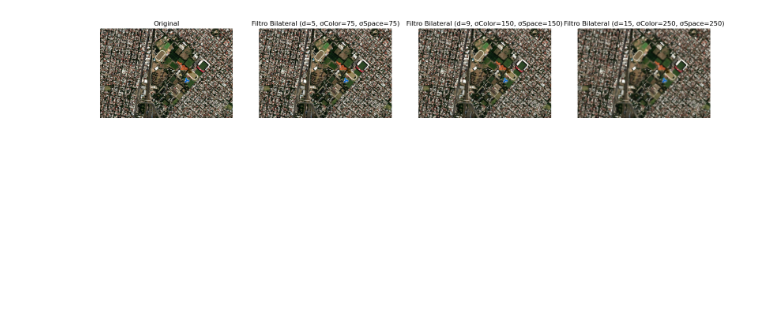
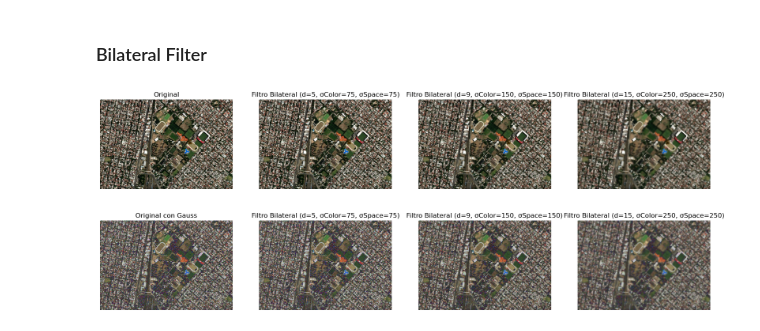
Before and after one commit to MatiasFlores96/Satellite-Image-Analytics-2, a Jupyter notebook: 1_Bilateral_Filter.ipynb, the cells around one changed output. Saved outputs shown, nothing was run; the diff lists cells and outputs as text; code cells hidden in the pictures; blank space fills up the shorter version.

```diff
--- a/1_Bilateral_Filter.ipynb
+++ b/1_Bilateral_Filter.ipynb
@@ -1,3 +1,5 @@
+# %% [markdown]
+### Bilateral Filter
 # %%
 import cv2
 import matplotlib.pyplot as plt
@@ -32,3 +35,49 @@ axes[3].axis("off")
 plt.show()
 # %% [output]
 [figure]
+# %%
+def add_gaussian_noise(image, mean, stddev, contamination_percentage):
+    # Genera ruido gaussiano
+    gaussian_noise = np.random.normal(mean, stddev, image.shape)
+
+    # Calcula la máscara de contaminación
+    mask = np.random.rand(*image.shape) < (contamination_percentage / 100)
+
+    # Agrega el ruido a la imagen solo en los puntos especificados por la máscara
+    noisy_image = np.copy(image)
+    noisy_image[mask] = image[mask] + gaussian_noise[mask]
+
+    # Asegura que los valores se mantengan en el rango [0, 255]
+    noisy_image = np.clip(noisy_image, 0, 255).astype(np.uint8)
+
+    return noisy_image
+
+# Aplicar el ruido gaussiano a la imagen en escala de grises
+imagen_ruido_gaussiano = add_gaussian_noise(imagen_rgb, 0, 25, 70)
+
+# Aplicar filtro bilateral con diferentes parámetros
+filtro1 = cv2.bilateralFilter(imagen_ruido_gaussiano, d=5, sigmaColor=75, sigmaSpace=75)
+filtro2 = cv2.bilateralFilter(imagen_ruido_gaussiano, d=9, sigmaColor=150, sigmaSpace=150)
+filtro3 = cv2.bilateralFilter(imagen_ruido_gaussiano, d=15, sigmaColor=250, sigmaSpace=250)
+
+# Mostrar la imagen original y las imágenes filtradas
+fig, axes = plt.subplots(1, 4, figsize=(20, 10))
+axes[0].imshow(imagen_ruido_gaussiano)
+axes[0].set_title("Original con Gauss")
+axes[0].axis("off")
+
+axes[1].imshow(filtro1)
+axes[1].set_title("Filtro Bilateral (d=5, σColor=75, σSpace=75)")
+axes[1].axis("off")
+
+axes[2].imshow(filtro2)
+axes[2].set_title("Filtro Bilateral (d=9, σColor=150, σSpace=150)")
+axes[2].axis("off")
+
+axes[3].imshow(filtro3)
+axes[3].set_title("Filtro Bilateral (d=15, σColor=250, σSpace=250)")
+axes[3].axis("off")
+
+plt.show()
+# %% [output]
+[figure, added]
```
Also changed, not shown: parts of 2 cells of this notebook, 1 other file.
